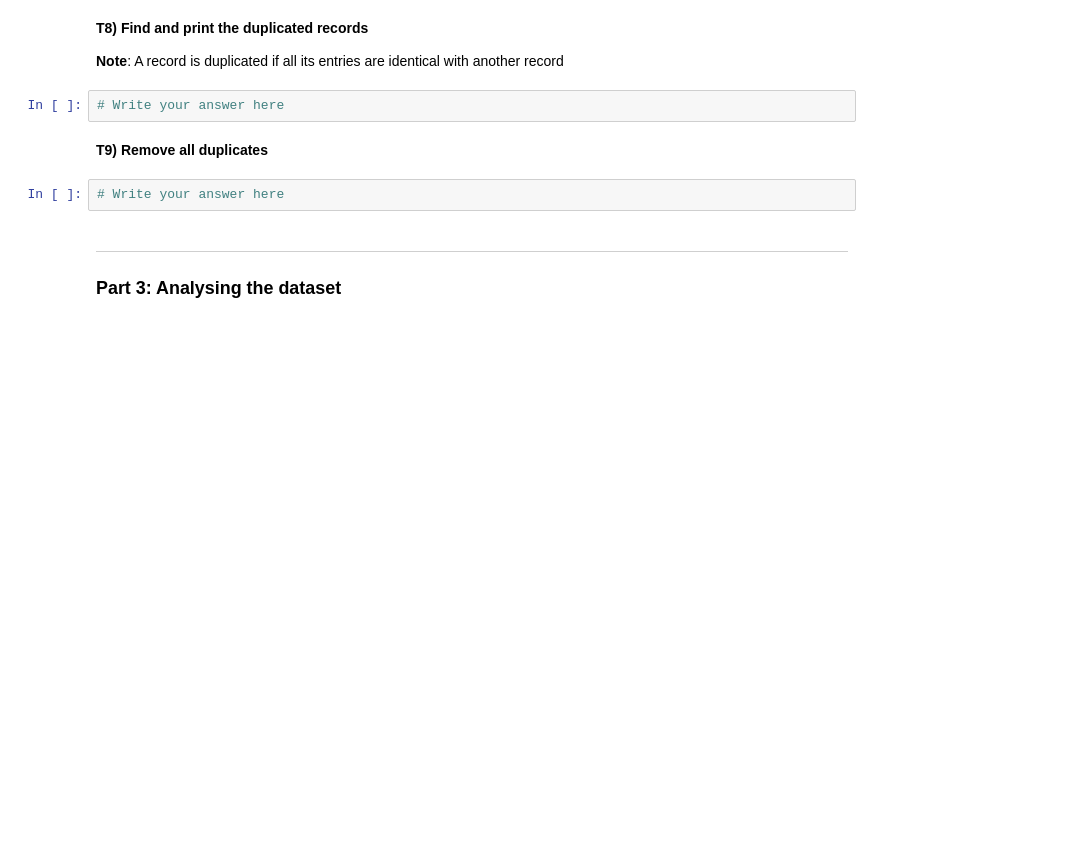
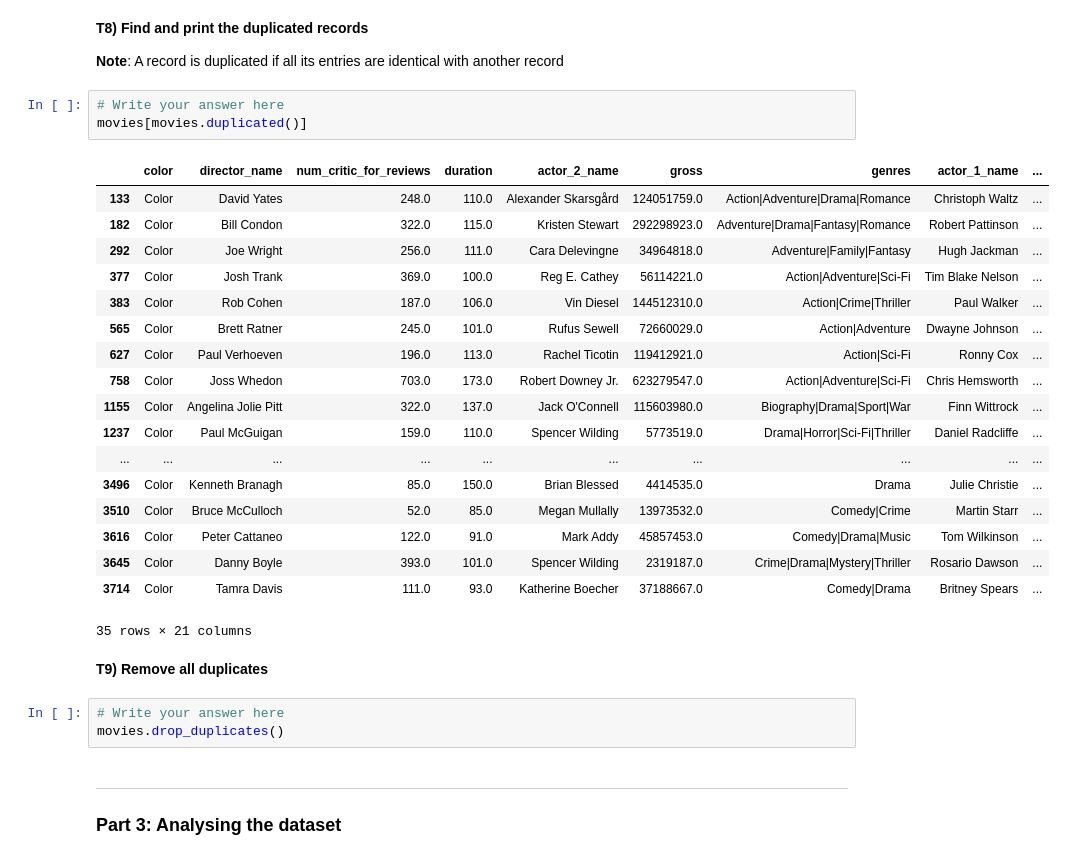
Before and after one commit to scxr/uni_work, a Jupyter notebook: dat1/week5/DAT1-Practical4-Questions.ipynb, the cells around one changed output. Cells and saved outputs as stored; diff of their text form; blank space fills up the shorter version.

```diff
--- a/dat1/week5/DAT1-Practical4-Questions.ipynb
+++ b/dat1/week5/DAT1-Practical4-Questions.ipynb
@@ -76,10 +160,31 @@ movies = pd.read_csv(datasetName)
 **Note**: A record is duplicated if all its entries are identical with another record
 # %%
 # Write your answer here
+movies[movies.duplicated()]
+# %% [output]
+|  | color | director_name | num_critic_for_reviews | duration | actor_2_name | gross | genres | actor_1_name | ... |
+| 133 | Color | David Yates | 248.0 | 110.0 | Alexander Skarsgård | 124051759.0 | Action|Adventure|Drama|Romance | Christoph Waltz | ... |
+| 182 | Color | Bill Condon | 322.0 | 115.0 | Kristen Stewart | 292298923.0 | Adventure|Drama|Fantasy|Romance | Robert Pattinson | ... |
+| 292 | Color | Joe Wright | 256.0 | 111.0 | Cara Delevingne | 34964818.0 | Adventure|Family|Fantasy | Hugh Jackman | ... |
+| 377 | Color | Josh Trank | 369.0 | 100.0 | Reg E. Cathey | 56114221.0 | Action|Adventure|Sci-Fi | Tim Blake Nelson | ... |
+| 383 | Color | Rob Cohen | 187.0 | 106.0 | Vin Diesel | 144512310.0 | Action|Crime|Thriller | Paul Walker | ... |
+| 565 | Color | Brett Ratner | 245.0 | 101.0 | Rufus Sewell | 72660029.0 | Action|Adventure | Dwayne Johnson | ... |
+| 627 | Color | Paul Verhoeven | 196.0 | 113.0 | Rachel Ticotin | 119412921.0 | Action|Sci-Fi | Ronny Cox | ... |
+| 758 | Color | Joss Whedon | 703.0 | 173.0 | Robert Downey Jr. | 623279547.0 | Action|Adventure|Sci-Fi | Chris Hemsworth | ... |
+| 1155 | Color | Angelina Jolie Pitt | 322.0 | 137.0 | Jack O'Connell | 115603980.0 | Biography|Drama|Sport|War | Finn Wittrock | ... |
+| 1237 | Color | Paul McGuigan | 159.0 | 110.0 | Spencer Wilding | 5773519.0 | Drama|Horror|Sci-Fi|Thriller | Daniel Radcliffe | ... |
+| ... | ... | ... | ... | ... | ... | ... | ... | ... | ... |
+| 3496 | Color | Kenneth Branagh | 85.0 | 150.0 | Brian Blessed | 4414535.0 | Drama | Julie Christie | ... |
+| 3510 | Color | Bruce McCulloch | 52.0 | 85.0 | Megan Mullally | 13973532.0 | Comedy|Crime | Martin Starr | ... |
+| 3616 | Color | Peter Cattaneo | 122.0 | 91.0 | Mark Addy | 45857453.0 | Comedy|Drama|Music | Tom Wilkinson | ... |
+| 3645 | Color | Danny Boyle | 393.0 | 101.0 | Spencer Wilding | 2319187.0 | Crime|Drama|Mystery|Thriller | Rosario Dawson | ... |
+| 3714 | Color | Tamra Davis | 111.0 | 93.0 | Katherine Boecher | 37188667.0 | Comedy|Drama | Britney Spears | ... |
+35 rows × 21 columns
 # %% [markdown]
 **T9) Remove all duplicates**
 # %%
 # Write your answer here
+movies.drop_duplicates()
 # %% [markdown]
 ***
 
```
Also changed, not shown: parts of 23 cells of this notebook, 14 other files.
